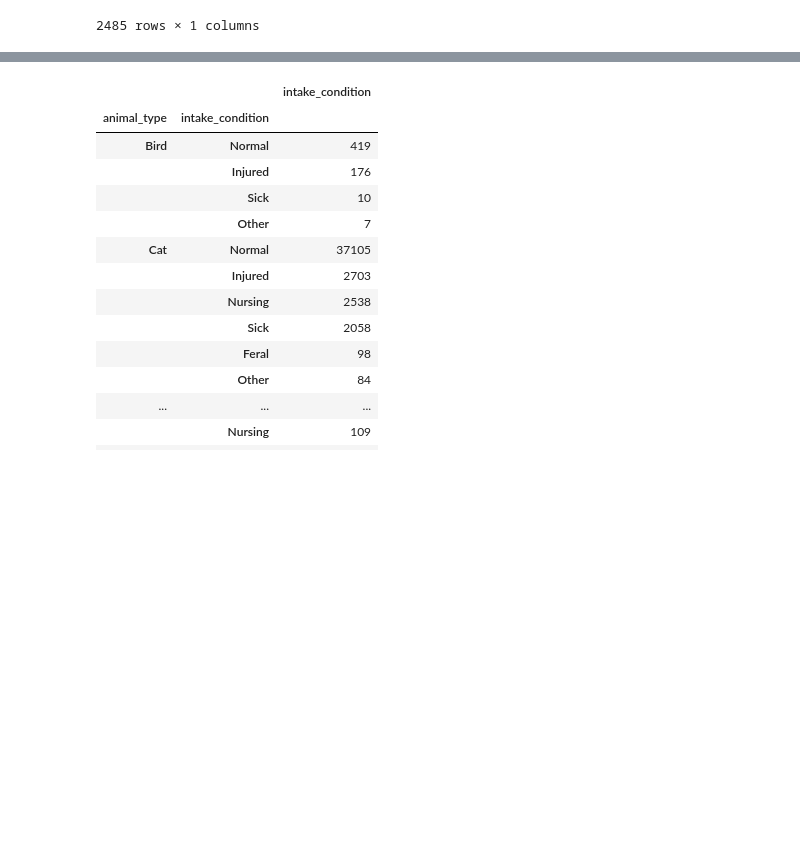
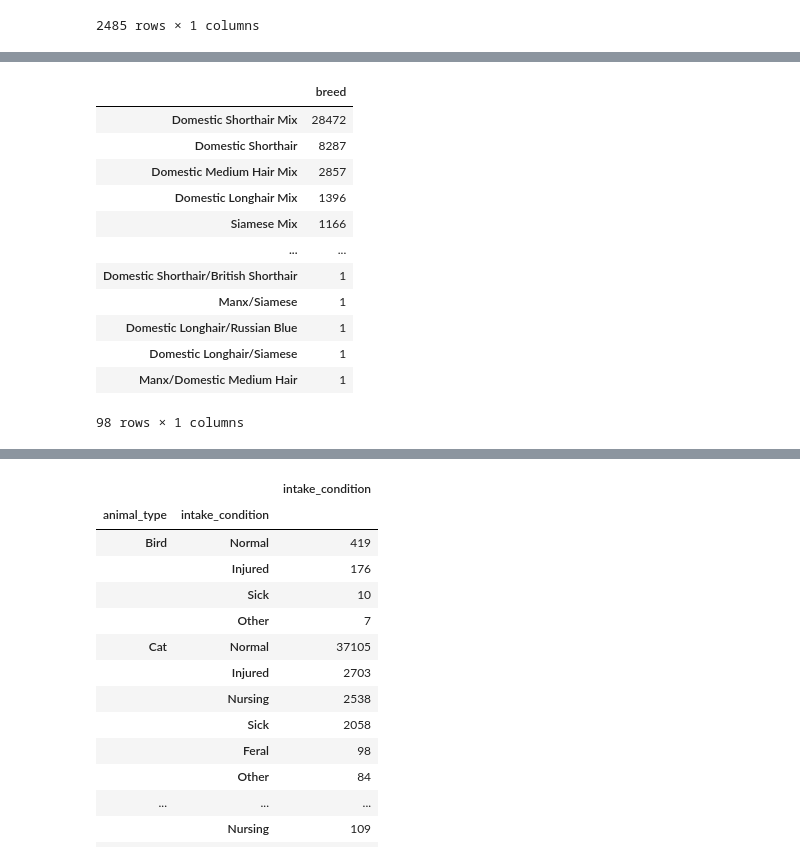
Before and after one commit to ilaha/Austin_AniML_Rescue, a Jupyter notebook: Exploratory_Data_Analysis/Austin_AniML_EDA.ipynb, the cells around one changed output, grey strips where cells are left out. Saved outputs shown, nothing was run; the diff lists cells and outputs as text; code cells hidden in the pictures; blank space fills up the shorter version.

```diff
--- a/Exploratory_Data_Analysis/Austin_AniML_EDA.ipynb
+++ b/Exploratory_Data_Analysis/Austin_AniML_EDA.ipynb
@@ -143,0 +193,17 @@ pd.DataFrame(df.groupby(by='animal_type')['breed'].value_counts())
+# %%
+# View all cat breeds
+pd.DataFrame(df.loc[df['animal_type'] == 'Cat']['breed'].value_counts())
+# %% [output]
+|  | breed |
+| Domestic Shorthair Mix | 28472 |
+| Domestic Shorthair | 8287 |
+| Domestic Medium Hair Mix | 2857 |
+| Domestic Longhair Mix | 1396 |
+| Siamese Mix | 1166 |
+| ... | ... |
+| Domestic Shorthair/British Shorthair | 1 |
+| Manx/Siamese | 1 |
+| Domestic Longhair/Russian Blue | 1 |
+| Domestic Longhair/Siamese | 1 |
+| Manx/Domestic Medium Hair | 1 |
+98 rows × 1 columns
```
Also changed, not shown: parts of 24 cells of this notebook, 1 other file.
